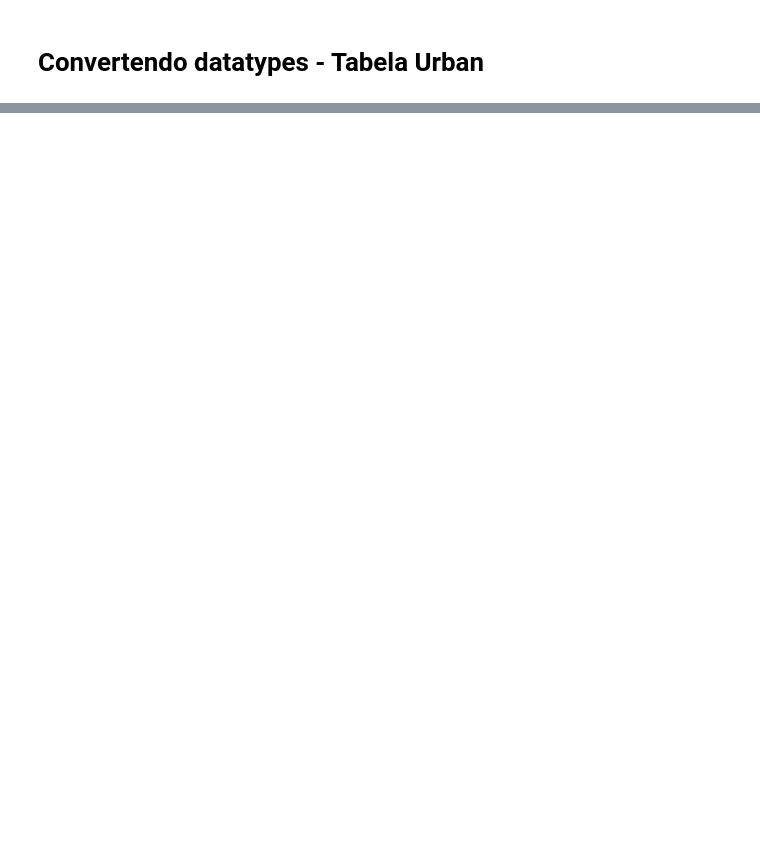
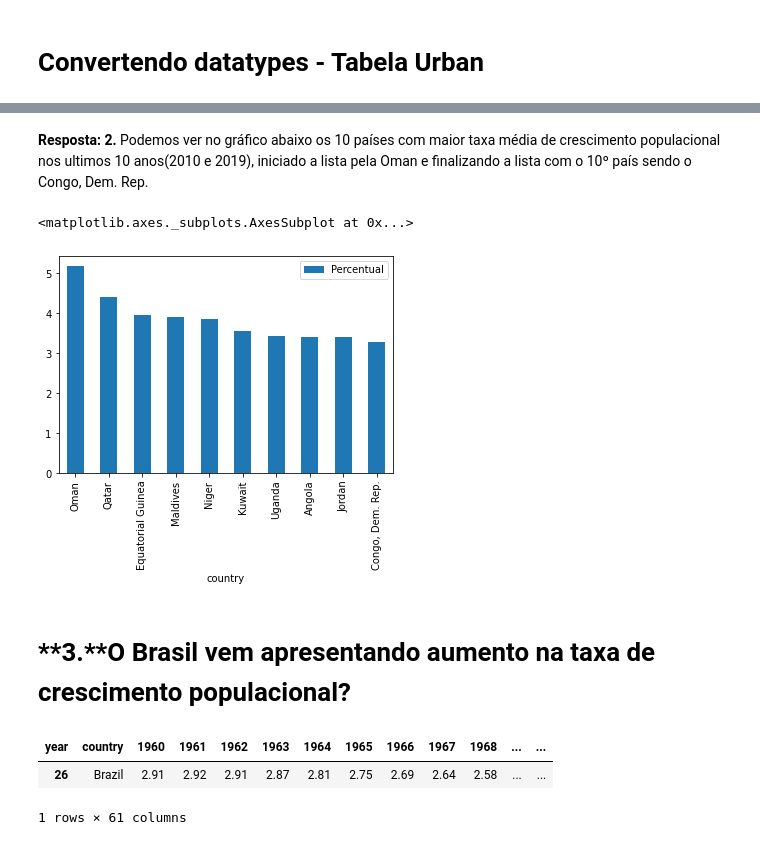
Before and after one commit to LeoGsilva0518/Learing_DataScience, a Jupyter notebook: Tarefa_Trilha4.ipynb, the cells around one changed output, grey strips where cells are left out. Cells and saved outputs as stored; diff of their text form; code cells hidden in the pictures; blank space fills up the shorter version.

```diff
--- a/Tarefa_Trilha4.ipynb
+++ b/Tarefa_Trilha4.ipynb
@@ -343,0 +408,6 @@ plt.bar(urban['country'],urbanização_2015)
+# %%
+#Verificando a presença de N/A
+population_sel.isna()
+#Substituindo N/A por 0
+population_sel.fillna(0, inplace=True)
+population_sel.isna()
@@ -343,0 +448,3 @@ plt.bar(urban['country'],urbanização_2015)
+# %%
+#Normalizando os dados.
+population_sel = pd.melt(population_sel, id_vars = ["country"], value_vars = population_sel.columns, var_name = "year", value_name = 'Percentual')
@@ -343,0 +474,4 @@ plt.bar(urban['country'],urbanização_2015)
+# %%
+# Criando uma tabela de mediana dos ultimos 10 anos.
+population_sel = pd.pivot_table(population_sel, values=['Percentual'], index=['country'],
+aggfunc={'Percentual': np.mean})
@@ -343,0 +495,2 @@ plt.bar(urban['country'],urbanização_2015)
+# %%
+population_sel = population_sel.sort_values(by=['Percentual'], ascending=False).head(10)
@@ -343,0 +512,9 @@ plt.bar(urban['country'],urbanização_2015)
+# %% [markdown]
+**Resposta: **2.**** Podemos ver no gráfico abaixo os 10 países com maior taxa média de crescimento populacional nos ultimos 10 anos(2010 e 2019), iniciado a lista pela Oman e finalizando a lista com o 10º país sendo o Congo, Dem. Rep.
+# %%
+population_sel.plot.bar()
+# %% [output]
+<matplotlib.axes._subplots.AxesSubplot at 0x...>
+[figure, added]
+# %% [markdown]
+# **3.**O Brasil vem apresentando aumento na taxa de crescimento populacional?
@@ -343,0 +523,6 @@ plt.bar(urban['country'],urbanização_2015)
+# %%
+population_Brazil
+# %% [output]
+| year | country | 1960 | 1961 | 1962 | 1963 | 1964 | 1965 | 1966 | 1967 | 1968 | ... | ... |
+| 26 | Brazil | 2.91 | 2.92 | 2.91 | 2.87 | 2.81 | 2.75 | 2.69 | 2.64 | 2.58 | ... | ... |
+1 rows × 61 columns
```
Also changed, not shown: parts of 108 cells of this notebook.
